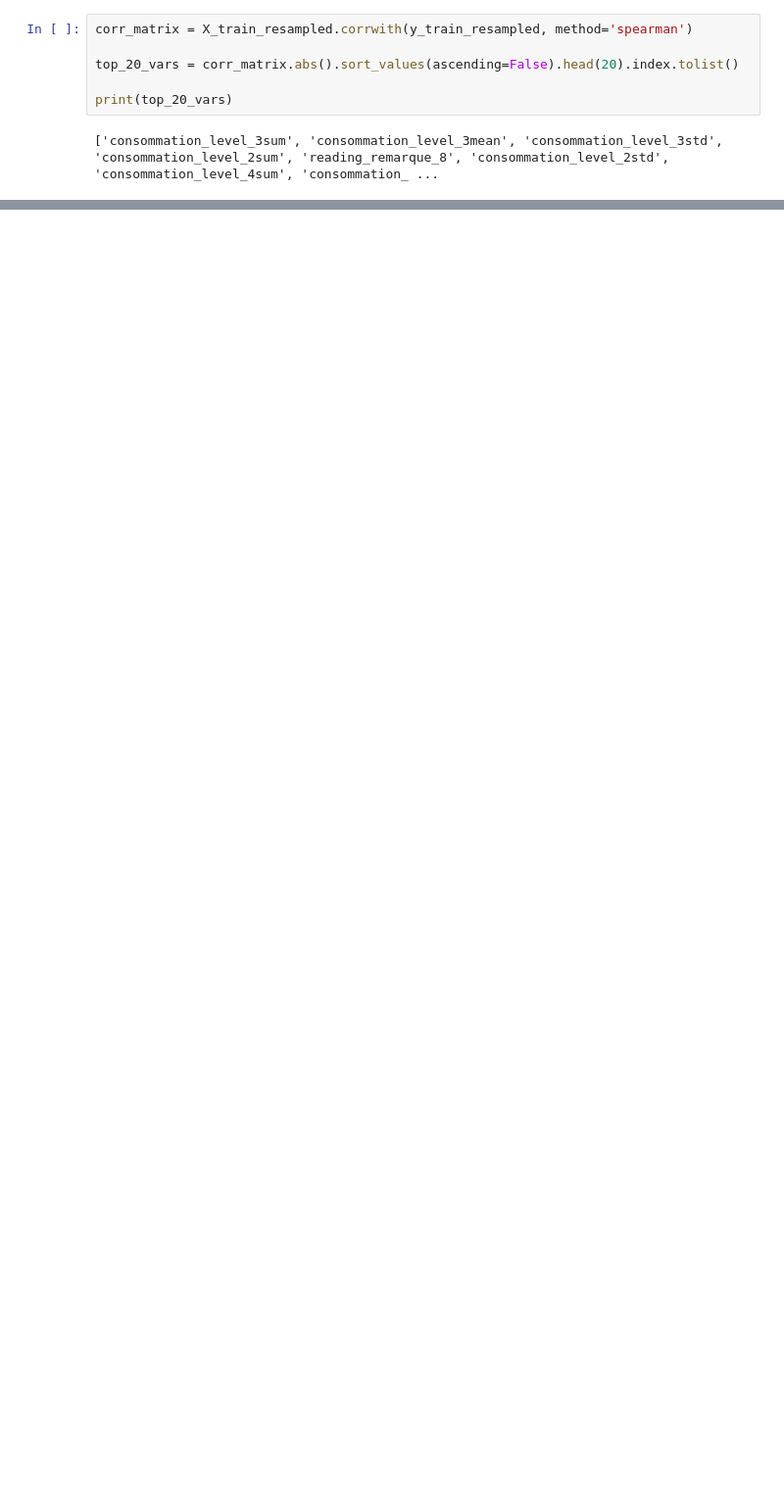
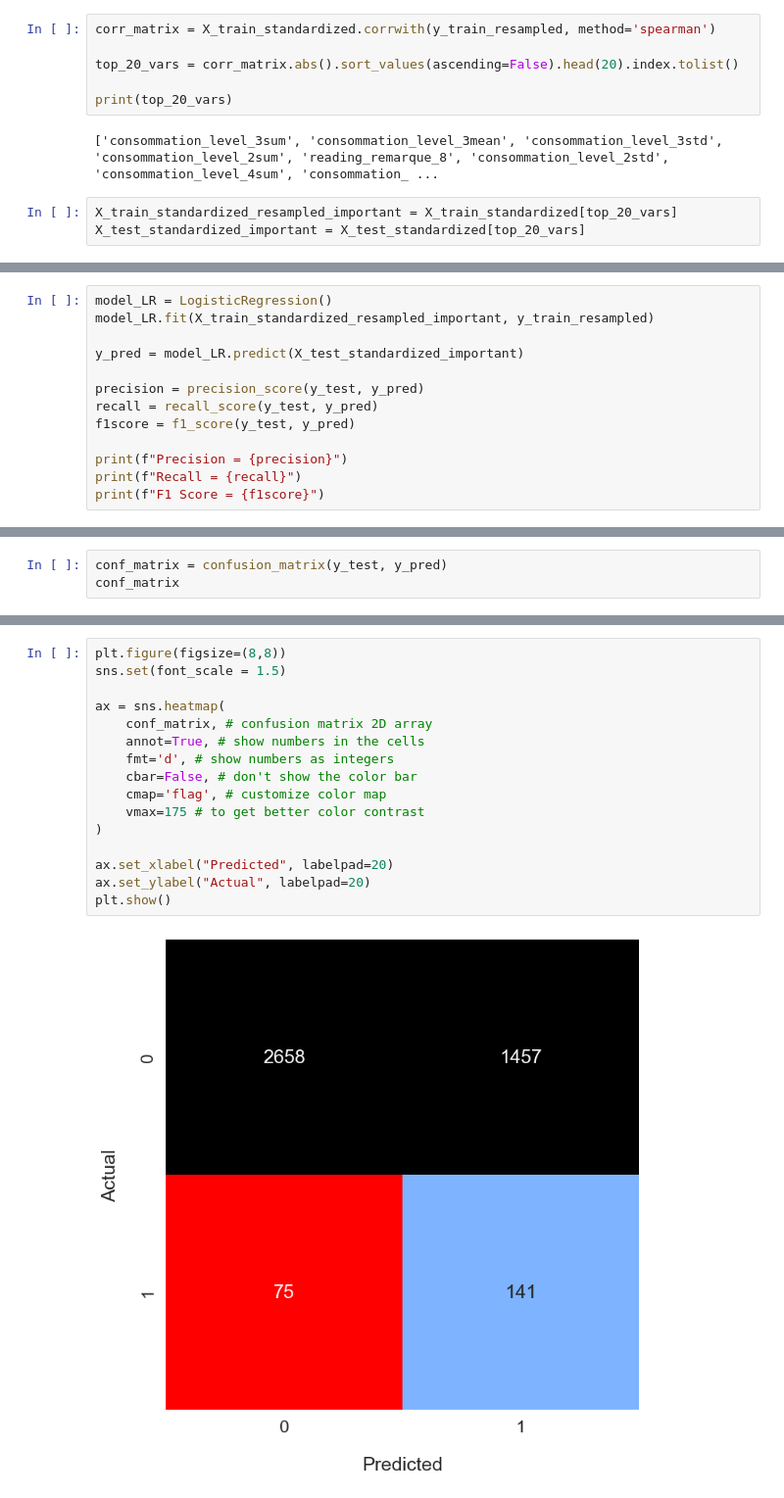
Before and after one commit to turrrray/gay, a Jupyter notebook: Fraud.ipynb, the cells around one changed output, grey strips where cells are left out. Shown: that part at 98% size. Drawn from its saved outputs; the diff is of its cells as text; blank space fills up the shorter version.

```diff
--- a/Fraud.ipynb
+++ b/Fraud.ipynb
@@ -226,8 +246,11 @@ memory usage: 18.5 MB
 # %%
-corr_matrix = X_train_resampled.corrwith(y_train_resampled, method='spearman')
+corr_matrix = X_train_standardized.corrwith(y_train_resampled, method='spearman')
 
 top_20_vars = corr_matrix.abs().sort_values(ascending=False).head(20).index.tolist()
 
 print(top_20_vars)
 # %% [output]
 ['consommation_level_3sum', 'consommation_level_3mean', 'consommation_level_3std', 'consommation_level_2sum', 'reading_remarque_8', 'consommation_level_2std', 'consommation_level_4sum', 'consommation_ ...
+# %%
+X_train_standardized_resampled_important = X_train_standardized[top_20_vars]
+X_test_standardized_important = X_test_standardized[top_20_vars]
@@ -233,0 +265,13 @@ print(top_20_vars)
+# %%
+model_LR = LogisticRegression()
+model_LR.fit(X_train_standardized_resampled_important, y_train_resampled)
+
+y_pred = model_LR.predict(X_test_standardized_important)
+
+precision = precision_score(y_test, y_pred)
+recall = recall_score(y_test, y_pred)
+f1score = f1_score(y_test, y_pred)
+
+print(f"Precision = {precision}")
+print(f"Recall = {recall}")
+print(f"F1 Score = {f1score}")
@@ -233,0 +282,3 @@ print(top_20_vars)
+# %%
+conf_matrix = confusion_matrix(y_test, y_pred)
+conf_matrix
@@ -233,0 +288,18 @@ print(top_20_vars)
+# %%
+plt.figure(figsize=(8,8))
+sns.set(font_scale = 1.5)
+
+ax = sns.heatmap(
+    conf_matrix, # confusion matrix 2D array
+    annot=True, # show numbers in the cells
+    fmt='d', # show numbers as integers
+    cbar=False, # don't show the color bar
+    cmap='flag', # customize color map
+    vmax=175 # to get better color contrast
+)
+
+ax.set_xlabel("Predicted", labelpad=20)
+ax.set_ylabel("Actual", labelpad=20)
+plt.show()
+# %% [output]
+[figure, added]
```
Also changed, not shown: parts of 7 cells of this notebook.
